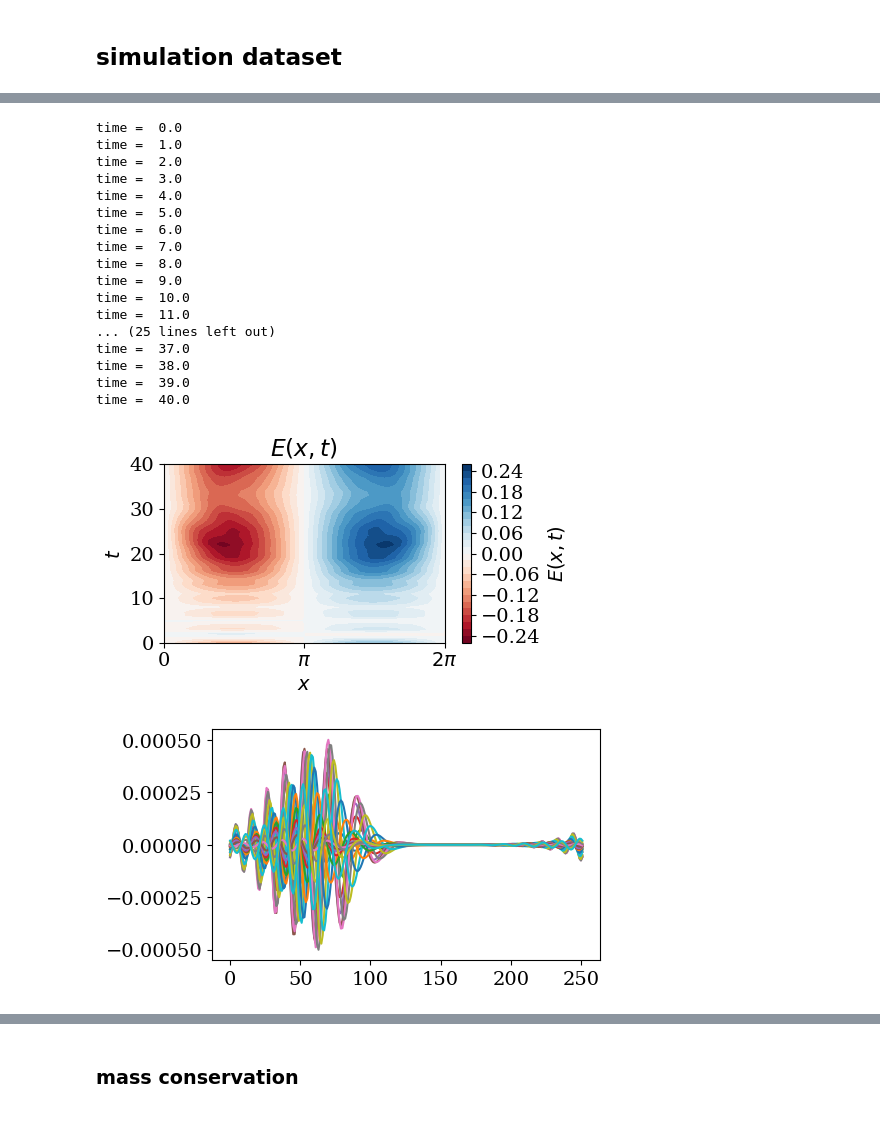
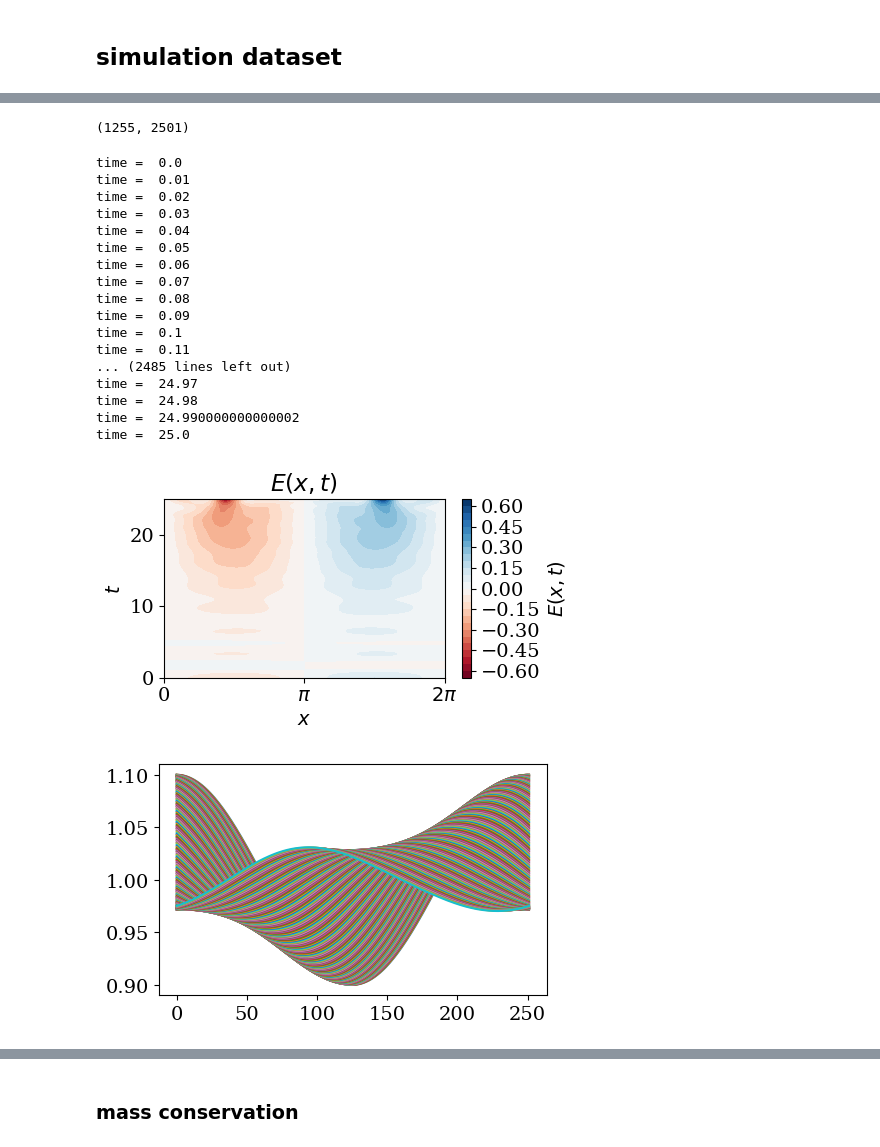
Before and after one commit to opaliss/HermiteFD-ROM, a Jupyter notebook: ROM/two_stream_instability_ROM.ipynb, the cells around one changed output, grey strips where cells are left out. Saved outputs shown, nothing was run; the diff lists cells and outputs as text; code cells hidden in the pictures.

```diff
--- a/ROM/two_stream_instability_ROM.ipynb
+++ b/ROM/two_stream_instability_ROM.ipynb
@@ -42,7 +42,7 @@ setup = SimulationSetupTwoStreamROM(Nx=251,
                                     L=2 * np.pi,
                                     dt=1e-2,
                                     T0=0,
-                                    T=40,
+                                    T=25,
                                     nu_e1=15,
                                     nu_e2=15,
                                     n0_e1=0.5,
@@ -67,12 +67,11 @@ x = np.linspace(0, setup.L, setup.Nx + 1)
 skip = 100
 
 # load the simulation results
-sol_midpoint_u = np.load("../data/FOM/two_stream/sample_" + str(setup.u_e2) + "/sol_FOM_u_" + str(setup.Nv) + "_nu_" + str(setup.nu_e1) + "_" + str(setup.T0) + "_" + str(setup.T) + ".npy")[:, ::skip]
-sol_midpoint_t = np.load("../data/FOM/two_stream/sample_" + str(setup.u_e2) + "/sol_FOM_t_" + str(setup.Nv) + "_nu_" + str(setup.nu_e1) + "_" + str(setup.T0) + "_" + str(setup.T) + ".npy")[::skip]
-
+sol_u_reduced = np.load("../data/ROM/two_stream/sample_" + str(setup.u_e2) + "/M" + str(setup.M) + "/sol_ROM_u_" + str(setup.Nr) + "_nu_" + str(setup.nu_e1) + "_" + str(setup.T0) + "_" + str(setup.T) + ".npy")
+sol_midpoint_t = np.load("../data/ROM/two_stream/sample_" + str(setup.u_e2) + "/M" + str(setup.M) + "/sol_ROM_t_" + str(setup.Nr) + "_nu_" + str(setup.nu_e1) + "_" + str(setup.T0) + "_" + str(setup.T) + ".npy")
 setup.dt = setup.dt * skip
 
 # print simulation dimensions
-print(np.shape(sol_midpoint_u))
+print(np.shape(sol_u_reduced))
 print(np.shape(sol_midpoint_t))
 # %% [output]
@@ -86,3 +89,15 @@ array([12082.263809  ,  1784.34360194])
+# %%
+sol_midpoint_u[setup.Nx*setup.Nv:setup.Nx*setup.Nv +setup.NF, :].shape
+# %% [output]
+(1255, 2501)
+# %%
+sol_midpoint_u = np.zeros((2*setup.Nx*setup.Nv, len(sol_midpoint_t)))
+# e1
+sol_midpoint_u[:setup.NF, :] = sol_u_reduced[:setup.NF, :]
+sol_midpoint_u[setup.NF:setup.Nx*setup.Nv, :] = setup.Ur_e1 @ sol_u_reduced[setup.NF:setup.Nr+setup.NF, :]
+# e2
+sol_midpoint_u[setup.Nx*setup.Nv:setup.Nx*setup.Nv +setup.NF, :] = sol_u_reduced[setup.NF + setup.Nr: 2*setup.NF + setup.Nr, :]
+sol_midpoint_u[setup.Nx*setup.Nv +setup.NF:, :] = setup.Ur_e2 @ sol_u_reduced[2*setup.NF + setup.Nr:, :]
 # %%
 # initialize the electric potential
 E_midpoint = np.zeros((setup.Nx + 1, len(sol_midpoint_t)))
@@ -119,22 +134,22 @@ for ii in np.arange(0, len(sol_midpoint_t), 1):
     E_midpoint[-1, ii] = E_midpoint[0, ii]
 # %% [output]
 time =  0.0
-time =  1.0
-time =  2.0
-time =  3.0
-time =  4.0
-time =  5.0
-time =  6.0
-time =  7.0
-time =  8.0
-time =  9.0
-time =  10.0
-time =  11.0
-... (25 lines left out)
-time =  37.0
-time =  38.0
-time =  39.0
-time =  40.0
+time =  0.01
+time =  0.02
+time =  0.03
+time =  0.04
+time =  0.05
+time =  0.06
+time =  0.07
+time =  0.08
+time =  0.09
+time =  0.1
+time =  0.11
+... (2485 lines left out)
+time =  24.97
+time =  24.98
+time =  24.990000000000002
+time =  25.0
 # %%
 # plot the electric field
 fig, ax = plt.subplots(figsize=(5, 3))
@@ -150,9 +165,9 @@ plt.tight_layout()
 
 #plt.savefig("../figs/FOM/bump_on_tail/electric_field_FOM_" + str(setup.u_e2)+ ".png", dpi=600)
 # %% [output]
-[figure, old version]
+[figure, new version]
 # %%
-_ = plt.plot(state_e1_midpoint[-2, :, :40])
+_ = plt.plot(state_e1_midpoint[0, :, :20])
 # %% [output]
-[figure, old version]
+[figure, new version]
 # %%
```
Also changed, not shown: parts of 14 cells of this notebook, 3 other files.
